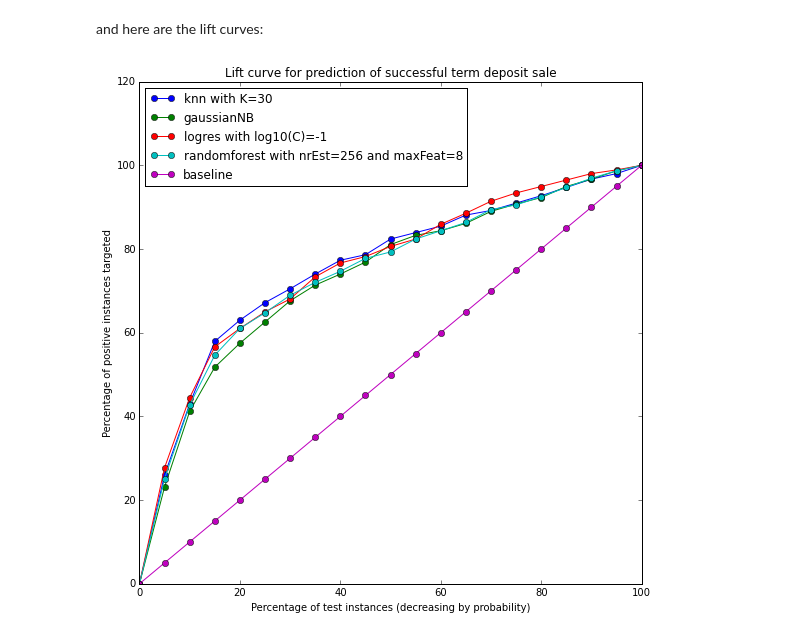
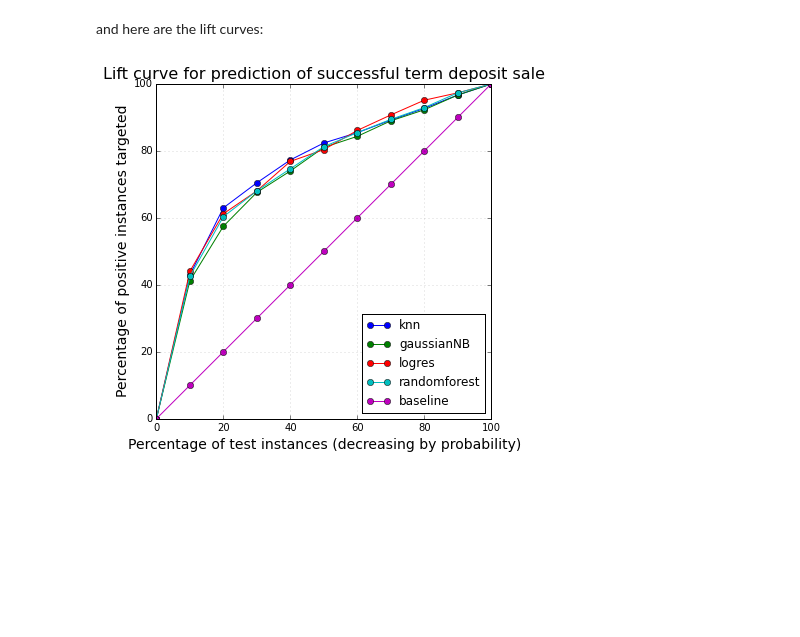
Before and after one commit to fdurant/mcnulty_banking, a Jupyter notebook: project_mcnulty_banking.ipynb, the cells around one changed output. Drawn from its saved outputs; the diff is of its cells as text; code cells hidden in the pictures; blank space fills up the shorter version.

Commit message:
Now saves the lift curve to an HTML file for later use in a weblog or similar. Also added a second slider to control figure size

```diff
--- a/project_mcnulty_banking.ipynb
+++ b/project_mcnulty_banking.ipynb
@@ -444,7 +446,8 @@ for modelName, model in models.items():
 #    print tpr
 #    print thresholds
 
-plt.figure(figsize=(9,9))
+rocCurveFigure, ax = plt.subplots(figsize=(9,9))
+ax.grid(True, alpha=0.3)
 for modelName, probs in finalPredictions.iteritems():
     y_probs = [x[1] for x in finalPredictions[modelName]['test']]
     fpr, tpr, thresholds = roc_curve(y_true=y_test,
@@ -469,6 +472,7 @@ and here are the lift curves:
 import numpy as np
 import mpld3
 mpld3.enable_notebook()
+import re
 
 def sortTestSetByProbability(y_test, y_probs):
     sortedIndexList = sorted(range(len(y_probs)), key=lambda k: y_probs[k], reverse=True)
@@ -483,59 +487,71 @@ def calculateLift(sortedProbsAndTrueLabels, nrPercentiles=10, posLabel=1):
     percentileSplitOfPositiveInstances = [np_array.tolist() for np_array in np.array_split(np.array([x[1] for x in sortedProbsAndTrueLabels]), nrPercentiles)]
 #    print "len(percentileSplitOfPositiveInstances) = ", len(percentileSplitOfPositiveInstances)
 #    print "percentileSplitOfPositiveInstances[0:2] = ", percentileSplitOfPositiveInstances[0:2]
-    result = [(0.0,0.0,0.0)]
+    result = [(0.0,0.0,0.0,0.0)]
     cumulativePercentage = 0.0
     cumulativeLift = 0
+    localLift = 0
     for c in range(len(percentileSplitOfPositiveInstances)):
         percentile = percentileSplitOfPositiveInstances[c]
         nrTruePositivesInPercentile = len([x for x in percentile if x == posLabel])
         p = float(c+1)/float(nrPercentiles)
         cumulativePercentage += float(nrTruePositivesInPercentile)/float(numberOfTruePositiveInstances)
         cumulativeLift = cumulativePercentage/p
-        result.append((p,cumulativePercentage,cumulativeLift))
+        localLift = (float(nrTruePositivesInPercentile)/float(numberOfTruePositiveInstances))/(1.0/float(nrPercentiles))
+        result.append((p,cumulativePercentage,cumulativeLift, localLift))
     return result
 
-# Define some CSS to control our custom labels
-css = """
+def plotLiftCurve(numberOfPercentiles=10, figSize=5):
+    # Define some CSS to control our custom labels
+    css = """
 table {
   border-collapse: collapse;
 }
 th {
   color: #ffffff;
   background-color: #000000;
 }
 td {
   padding: 2px;
   background-color: #cccccc;
 }
 table, th, td {
   font-family:Arial, Helvetica, sans-serif;
   border: 1px solid black;
   text-align: right;
 }
 """
 
-numberOfPercentiles=20
-liftCurveFigure, ax = plt.subplots(figsize=(9,9))
-for modelName, probs in finalPredictions.iteritems():
-    modelNameShort = modelName
-    y_probs = [x[1] for x in finalPredictions[modelName]['test']]
-    sortedProbsAndTrueLabels = sortTestSetByProbability(y_test,y_probs)
-    lifts = calculateLift(sortedProbsAndTrueLabels, nrPercentiles=numberOfPercentiles, posLabel=1)
-#    print modelName, lifts
-    xPerc = [x[0]*100 for x in lifts]
-    yPerc = [x[1]*100 for x in lifts]
-    points = ax.plot(xPerc, yPerc, 'o-', label="%s" % modelName)
-    labels = ["<table><th colspan='2'>%s</th><tr><td>the first</td><td>%2.1f%%</td></tr><tr><td>yield</td><td>%2.1f%%</td></tr><tr><td>lift</td><td>%1.1f</td></td></table>" % (modelName, xPerc[i],yPerc[i], lifts[i][2]) for i in range(len(yPerc))]
+#    numberOfPercentiles=20
+    liftCurveFigure, ax = plt.subplots(figsize=(figSize,figSize))
+    ax.grid(True, alpha=0.3)
+    ax.set_autoscaley_on(False)
+    ax.set_ylim([0,100])
+    for modelName, probs in finalPredictions.iteritems():
+        modelNameShort = re.split("\s+", modelName)[0]
+        y_probs = [x[1] for x in finalPredictions[modelName]['test']]
+        sortedProbsAndTrueLabels = sortTestSetByProbability(y_test,y_probs)
+        lifts = calculateLift(sortedProbsAndTrueLabels, nrPercentiles=numberOfPercentiles, posLabel=1)
+#        print modelName, lifts
+        xPerc = [x[0]*100 for x in lifts]
+        yPerc = [x[1]*100 for x in lifts]
+        points = ax.plot(xPerc, yPerc, 'o-', label="%s" % modelNameShort)
+        labels = ["<table><th colspan='2'>%s</th><tr><td>the first</td><td>%2.1f%%</td></tr><tr><td>yields</td><td>%2.1f%%</td></tr><tr><td>cum. lift</td><td>%1.1f</td></tr><tr><td>local lift</td><td>%1.1f</td></tr></table>" % (modelNameShort, xPerc[i],yPerc[i], lifts[i][2], lifts[i][3]) for i in range(len(yPerc))]
+        mpld3.plugins.connect(liftCurveFigure, mpld3.plugins.PointHTMLTooltip(points[0],labels=labels, css=css))
+    baselineValues = [100*x/numberOfPercentiles for x in range(numberOfPercentiles+1)]
+    points = ax.plot(baselineValues, baselineValues, 'o-', label="baseline")
+    labels = ["<table><th colspan='2'>%s</th><tr><td>the first</td><td>%2.1f%%</td></tr><tr><td>yields</td><td>%2.1f%%</td></tr><tr><td>cum. lift</td><td>%1.1f</td></td></tr><tr><td>local lift</td><td>%1.1f</td></tr></table>"  % ("baseline",v,v,1,1) for v in baselineValues]
     mpld3.plugins.connect(liftCurveFigure, mpld3.plugins.PointHTMLTooltip(points[0],labels=labels, css=css))
-baselineValues = [100*x/numberOfPercentiles for x in range(numberOfPercentiles+1)]
-points = ax.plot(baselineValues, baselineValues, 'o-', label="baseline")
-labels = ["<table><th colspan='2'>%s</th><tr><td>the first</td><td>%2.1f%%</td></tr><tr><td>yield</td><td>%2.1f%%</td></tr><tr><td>lift</td><td>%1.1f</td></td></table>"  % ("baseline",v,v,1) for v in baselineValues]
-mpld3.plugins.connect(liftCurveFigure, mpld3.plugins.PointHTMLTooltip(points[0],labels=labels, css=css))
-ax.set_title("Lift curve for prediction of successful term deposit sale")
-ax.set_xlabel("Percentage of test instances (decreasing by probability)")
-ax.set_ylabel("Percentage of positive instances targeted")
-plt.legend(loc="best")
-plt.show()
+    ax.set_title("Lift curve for prediction of successful term deposit sale", fontsize=16)
+    ax.set_xlabel("Percentage of test instances (decreasing by probability)", fontsize=14)
+    ax.set_ylabel("Percentage of positive instances targeted", fontsize=14)
+    plt.legend(loc=4)
+    plt.show()
+    return liftCurveFigure
+
+from IPython.html.widgets import interact, fixed
+
+mpld3.save_html(plotLiftCurve(numberOfPercentiles=10, figSize=9), "plotLiftCurveBanking.html", figid="Lift_Curve_Banking")
+interact(plotLiftCurve, numberOfPercentiles=(5, 20), figSize=(5,10))
 # %% [output]
-[figure, old version]
+[figure, new version]
```
Also changed, not shown: parts of 5 cells of this notebook, 1 other file.
